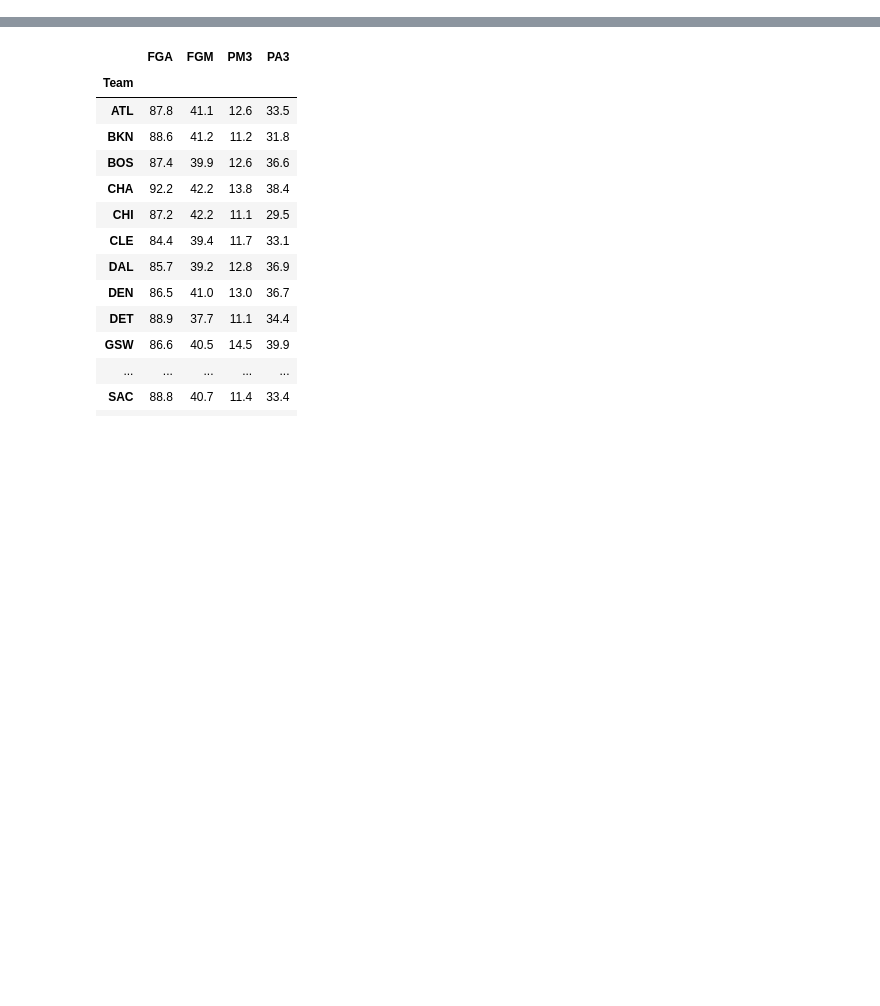
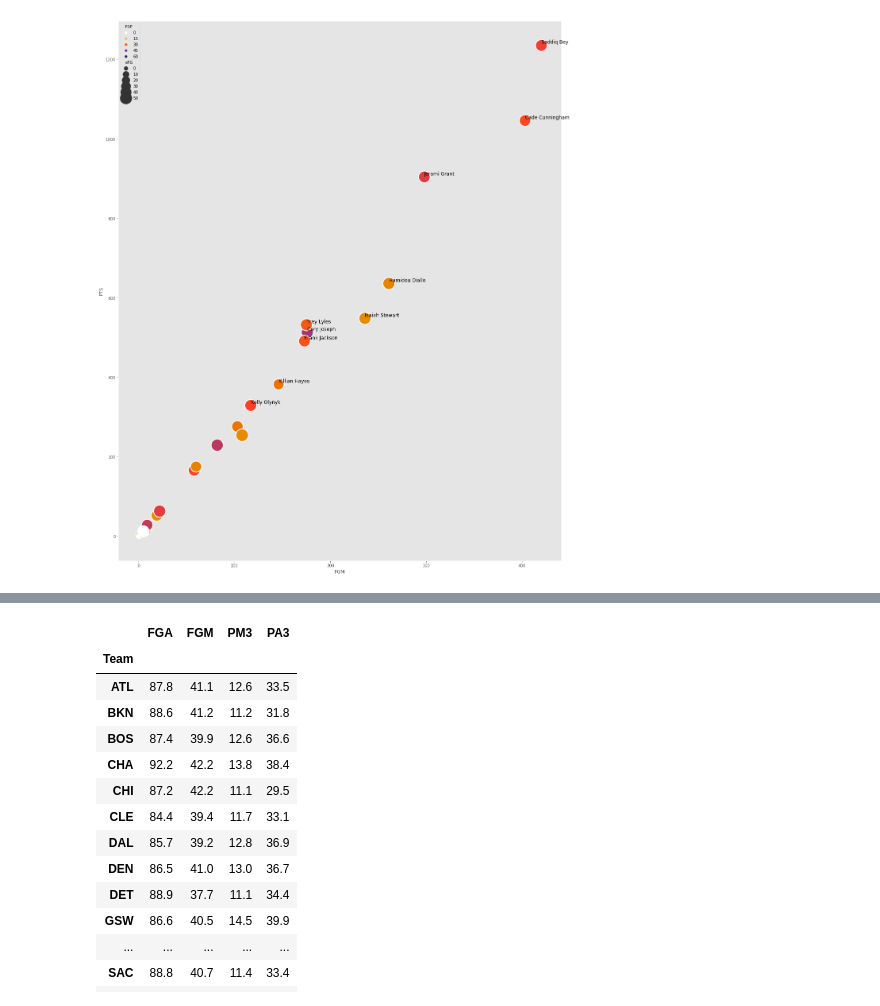
Before and after one commit to Blunt10K/NBA, a Jupyter notebook: notebooks/Pistons_analysis.ipynb, the cells around one changed output, grey strips where cells are left out. Cells and saved outputs as stored; diff of their text form; code cells hidden in the pictures; blank space fills up the shorter version.

```diff
--- a/notebooks/Pistons_analysis.ipynb
+++ b/notebooks/Pistons_analysis.ipynb
@@ -116,0 +93,4 @@ det
+# %%
+fgm = list(det.columns).index('FGM')
+pts = list(det.columns).index('PTS')
+name = list(det.columns).index('Name')
@@ -116,0 +115,20 @@ det
+# %%
+import seaborn as sns
+fig, ax1 = plt.subplots(figsize=(20,25))
+
+
+ax = sns.scatterplot(y='PTS',x='FGM',size='eFG',hue= 'P3P',data=det,sizes=(100, 1000),palette='CMRmap_r',
+                hue_norm=(det['P3P'].min(),det['P3P'].max()),
+                size_norm=(det['eFG'].min(),det['eFG'].max()),alpha=1)
+
+ax.grid(False)
+
+a = 0
+for i in det.sort_values('PTS',ascending=False).iterrows():
+    if(a<10):
+        ax.text(i[1][fgm],i[1][pts]+5,i[1][name], size="large", color="black")
+    else:
+        break
+    a+=1
+# %% [output]
+[figure, added]
```
Also changed, not shown: parts of 31 cells of this notebook, 3 other files.
